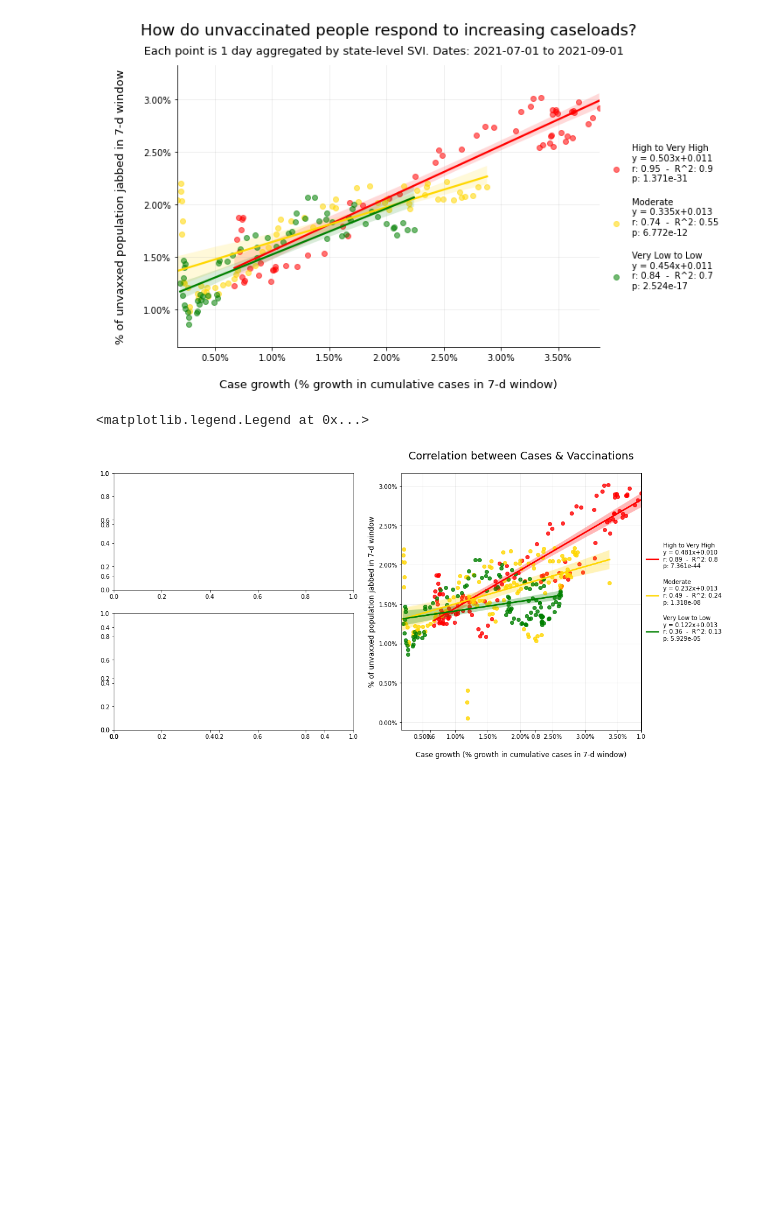
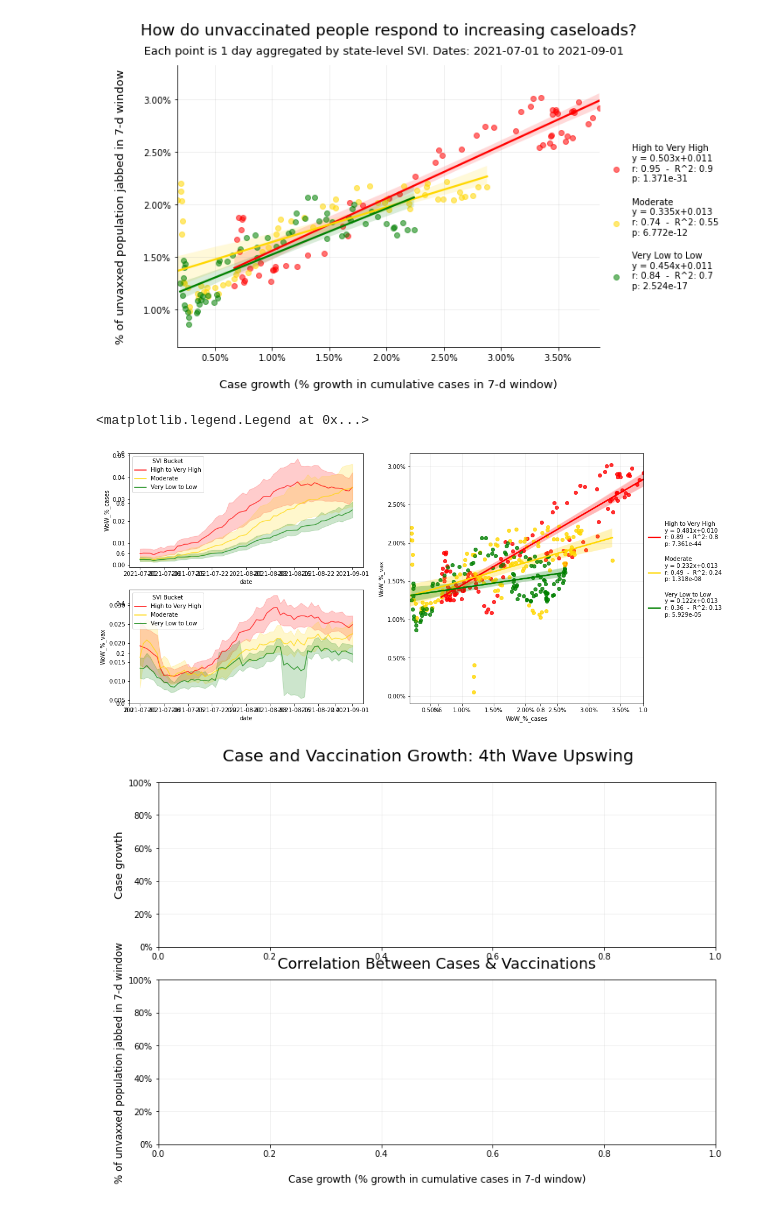
Before and after one commit to mraottth/API-201Z, a Jupyter notebook: Python/test_jupyter.ipynb, the cells around one changed output. Cells and saved outputs as stored; diff of their text form; code cells hidden in the pictures; blank space fills up the shorter version.

```diff
--- a/Python/test_jupyter.ipynb
+++ b/Python/test_jupyter.ipynb
@@ -176,7 +176,6 @@ ax.spines['bottom'].set_visible(False)
 ax.spines['left'].set_visible(False)
 
 plt.subplots_adjust(wspace=0.2, hspace=0.2)
-
 
 
 # Create aggregation and lm plot function
@@ -225,32 +224,41 @@ def agg_reg(data, groupby, hue_levels, suptitle, ax, start=START_DATE, end=END_D
             )
 
     legend_labels = []
     for j in range(len(stats_results)):
         level = list(hue_levels.keys())[j]
         mxb = r'y = {0:.3f}x+{1:.3f}'.format(stats_results[j][0], stats_results[j][1])
         r = 'r: ' + '{:0.2}'.format(stats_results[j][2]) + '  -  R^2: ' + '{:0.2}'.format(stats_results[j][2]**2)
         p = 'p: ' + '{:0.3e}'.format(stats_results[j][3])
         legend_labels.append(level + '\n' + mxb + '\n' + r + '\n' + p + '\n')
 
     ax.grid(True, which='both', axis='both', alpha=0.25)
     ax.yaxis.set_major_formatter(mtick.PercentFormatter(1.0))
     ax.xaxis.set_major_formatter(mtick.PercentFormatter(1.0))
     plt.xlabel('\nCase growth (% growth in cumulative cases in 7-d window)', fontsize=12)
     plt.ylabel('\n% of unvaxxed population jabbed in 7-d window', fontsize=12)
     plt.title('Correlation Between Cases & Vaccinations', fontsize=18, y=1.04)
 
     return g, legend_labels
 
-
+case_and_vax_plot(
+    data=df_joined_cases,
+    hue_col='SVI Bucket',
+    hue_levels={'High to Very High':'red', 'Moderate':'gold', 'Very Low to Low':'green'},
+    title='Case and Vaccination Growth: 4th Wave Upswing',
+    start="2021-07-01",
+    end="2021-09-01",
+    axs=(sub1, sub2)
+    )
 agg_reg(
     df_joined_cases, 'SVI Bucket', {'High to Very High':'red', 'Moderate':'gold', 'Very Low to Low':'green'}, 'sup', ax=sub3
 )
 
 sub3.legend(agg_reg(
     df_joined_cases, 'SVI Bucket', {'High to Very High':'red', 'Moderate':'gold', 'Very Low to Low':'green'}, 'sup', ax=sub3
 )[1],
 bbox_to_anchor=(1,0.75), loc='upper left', frameon=False
 )
 # %% [output]
 <matplotlib.legend.Legend at 0x...>
-[figure, old version]
+[figure, new version]
+[figure, added]
```
